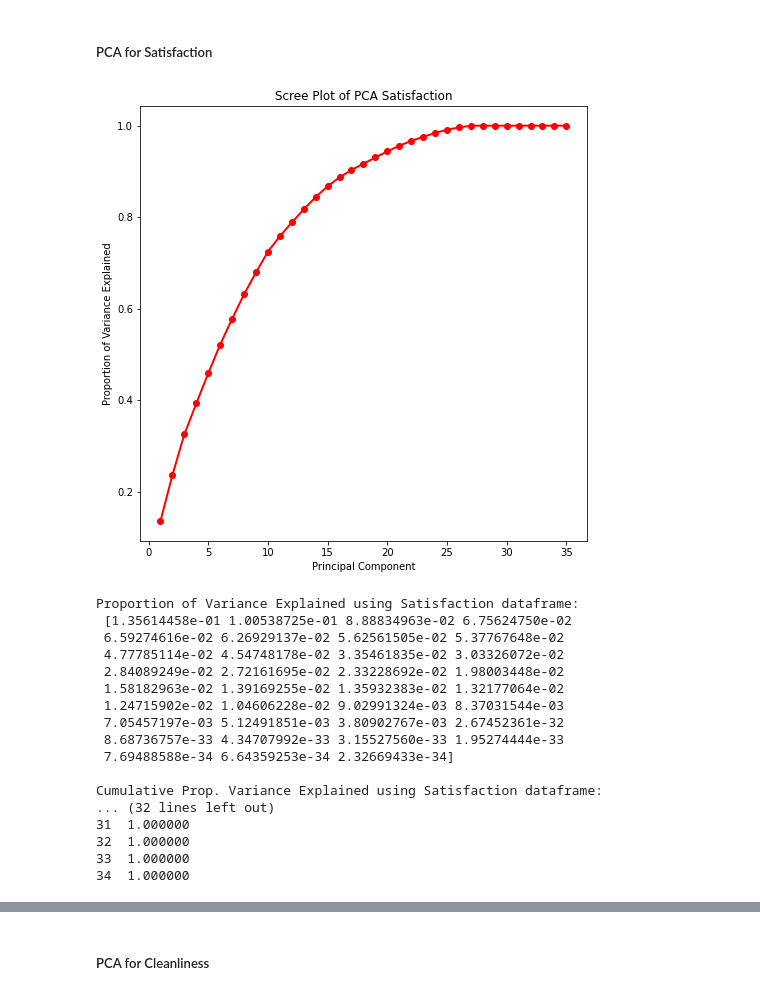
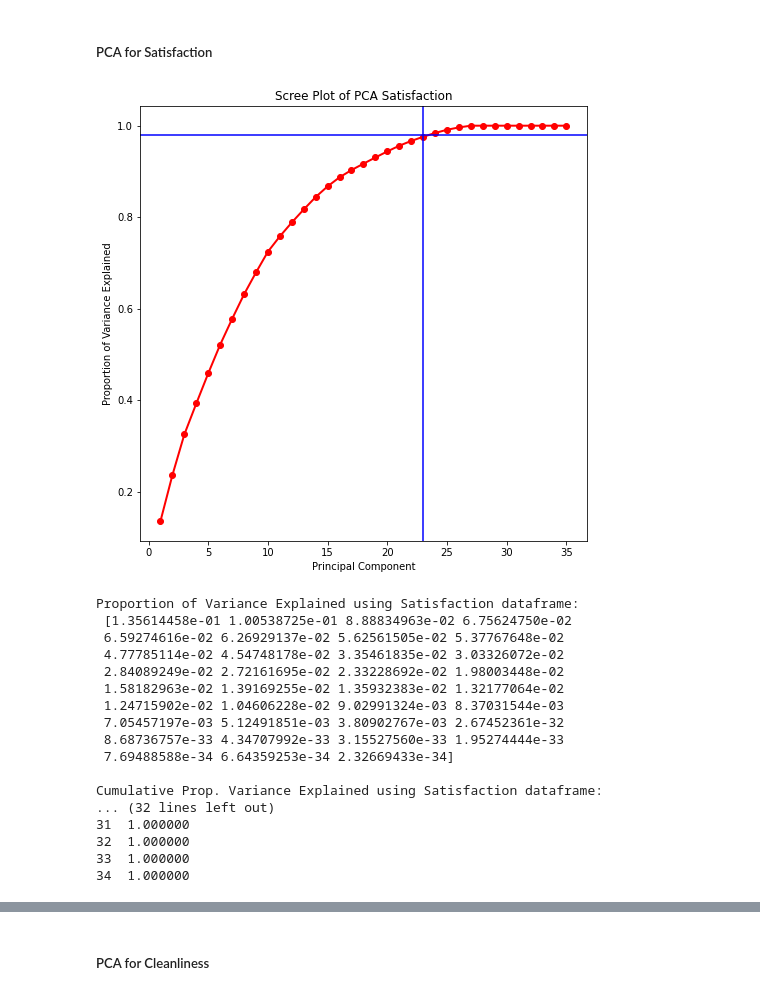
Before and after one commit to wangrenfeng0/Machine-Learning-I, a Jupyter notebook: lab2/6.20.21_Lab2 Renfeng Wang.ipynb, the cells around one changed output, grey strips where cells are left out. Saved outputs shown, nothing was run; the diff lists cells and outputs as text; code cells hidden in the pictures.

```diff
--- a/lab2/6.20.21_Lab2 Renfeng Wang.ipynb
+++ b/lab2/6.20.21_Lab2 Renfeng Wang.ipynb
@@ -176,34 +175,36 @@ from sklearn.decomposition import PCA
 from sklearn.preprocessing import StandardScaler
 import matplotlib.pyplot as plt
 
 scaler = StandardScaler()
 
 # Normalize the airline_df_dummy_clean data frame for PCA.
 airline_df_dummy_satisfied_scaled = airline_df_dummy_satisfied.drop(['satisfaction'],axis=1).copy()
 
 airline_df_dummy_satisfied_scaled=pd.DataFrame(scaler.fit_transform(airline_df_dummy_satisfied_scaled),
                                                columns=airline_df_dummy_satisfied_scaled.columns)
 #airline_df_dummy_clean_scaled.head()
 
 pca_satisfaction = PCA(n_components=len(airline_df_dummy_satisfied_scaled.columns), svd_solver = 'auto')
 Principal_components_satisfaction=pca_satisfaction.fit_transform(airline_df_dummy_satisfied_scaled)
 
 
 pc_val_satisfaction = np.arange(pca_satisfaction.n_components) + 1
 plt.figure(figsize=(8,8))
 
 plt.plot(pc_val_satisfaction, pca_satisfaction.explained_variance_ratio_.cumsum(), 'ro-', linewidth=2)
 plt.title('Scree Plot of PCA Satisfaction')
 plt.xlabel('Principal Component')
 plt.ylabel('Proportion of Variance Explained')
+plt.axhline(y=0.98, color='b', linestyle='-')
+plt.axvline(x=23, color='b', linestyle='-')
 plt.show()
 print ("Proportion of Variance Explained using Satisfaction dataframe: \n", pca_satisfaction.explained_variance_ratio_)
 
 out_sum_ord = np.cumsum(pca_satisfaction.explained_variance_ratio_)
 out_sum_ord = pd.DataFrame(out_sum_ord)
 print ("\nCumulative Prop. Variance Explained using Satisfaction dataframe: \n",out_sum_ord)
 # %% [output]
-[figure, old version]
+[figure, new version]
 Proportion of Variance Explained using Satisfaction dataframe:
  [1.35614458e-01 1.00538725e-01 8.88834963e-02 6.75624750e-02
  6.59274616e-02 6.26929137e-02 5.62561505e-02 5.37767648e-02
```
Also changed, not shown: parts of 78 cells of this notebook.
